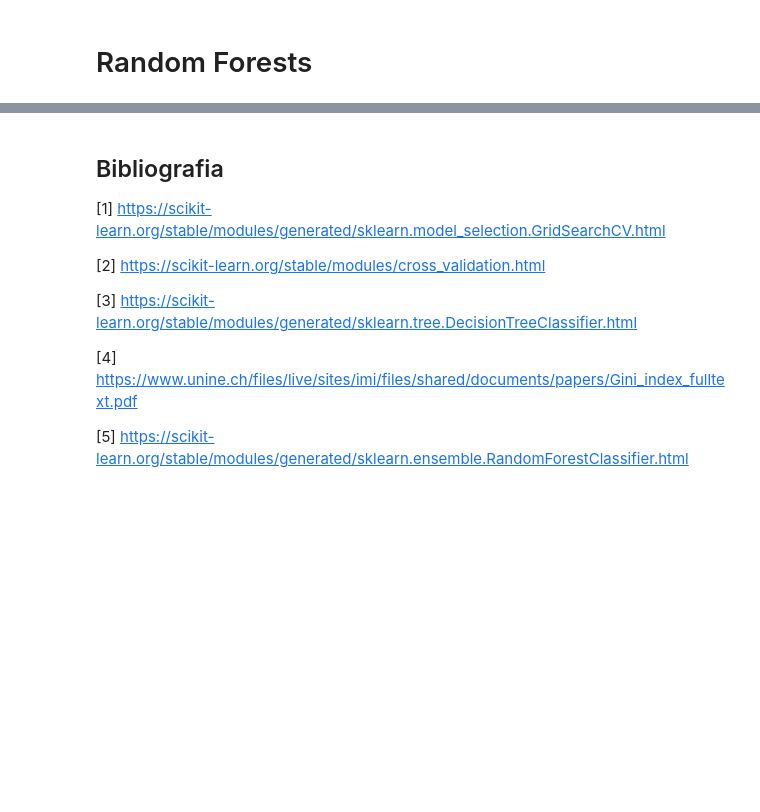
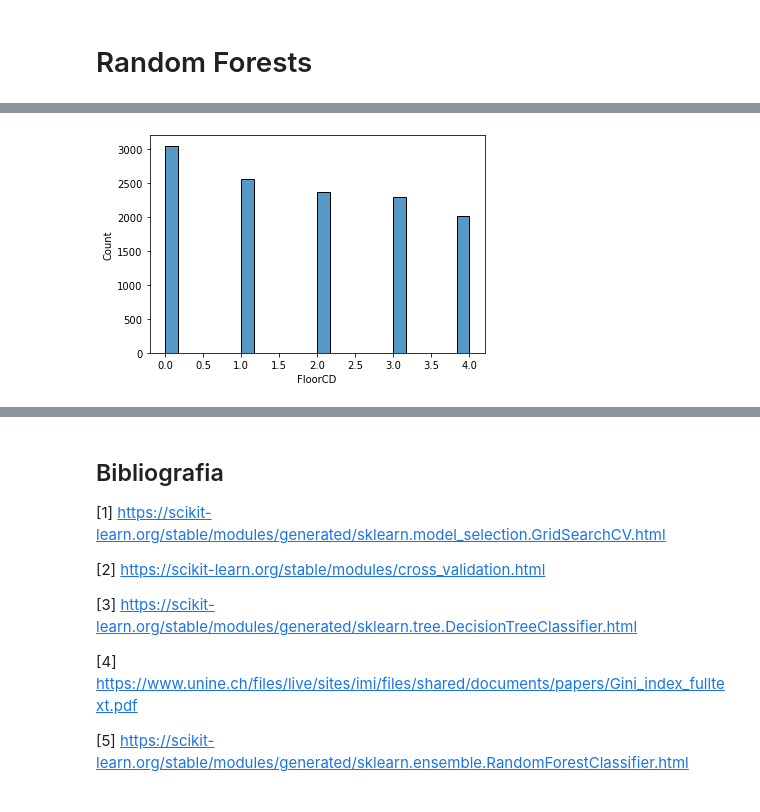
Before and after one commit to EduPek/PPGOLD7037, a Jupyter notebook: DS_PPGOLD_Aula08_2_Forests.ipynb, the cells around one changed output, grey strips where cells are left out. Cells and saved outputs as stored; diff of their text form; code cells hidden in the pictures; blank space fills up the shorter version.

```diff
--- a/DS_PPGOLD_Aula08_2_Forests.ipynb
+++ b/DS_PPGOLD_Aula08_2_Forests.ipynb
@@ -288,0 +292,81 @@ dtype: float64
+# %%
+file_path = "https://raw.githubusercontent.com/EduPek/PPGOLD7037/main/Data/Distribution_12k.csv"
+starsData = pd.read_csv(file_path)
+
+# fix name of the column displaying the Stars
+column_names = starsData.columns.values
+column_names[0] = "stars"
+starsData.columns = column_names
+
+starsData = starsData[starsData["stars"] <= 5]
+starsData = starsData[starsData["stars"] >= 1]
+
+starsData = starsData[starsData["FloorCD"] <= 4] # aproveitei e padronizei outros dados numéricos também
+starsData = starsData[starsData["FloorCD"] >= 0]
+
+starsData.loc[(starsData["FloorCD"] == 4) & (starsData["Product"] == "P7"),"FloorCD"] = 0
+starsData.loc[(starsData["FloorCD"] == 3) & (starsData["Product"] == "P7"),"FloorCD"] = 0
+
+starsData.loc[(starsData["RoutDeliveryOrder"] == 6) & (starsData["Product"] == "P7"),"RoutDeliveryOrder"] = 1
+starsData.loc[(starsData["RoutDeliveryOrder"] == 5) & (starsData["Product"] == "P7"),"RoutDeliveryOrder"] = 1
+
+
+sns.histplot(starsData["FloorCD"])
+plt.show()
+
+starsData = starsData[starsData["RoutDeliveryOrder"] <= 6]
+starsData = starsData[starsData["RoutDeliveryOrder"] >= 1]
+
+starsData = starsData.reset_index(drop=True) # É importante refazer o indice do dataFrame, apeos excluir linhas, pois pode gerar problema no SciKit Learn
+
+# variáveis Dependentes e independentes the DataFrame
+stars = starsData["stars"] # Só a coluna "stars"
+stars_class = stars[:]
+variables = starsData.iloc[:,1:] # Todas as outras colunas com excessão da "stars"
+
+enc = OneHotEncoder(handle_unknown='ignore', sparse= False)
+
+prod_encoded = pd.DataFrame (enc.fit_transform(variables[['Product']])).astype(int)
+prod_encoded.columns = enc.get_feature_names_out(['Product'])
+
+origin_encoded = pd.DataFrame (enc.fit_transform(variables[['Origin']])).astype(int)
+origin_encoded.columns = enc.get_feature_names_out(['Origin'])
+
+CD_encoded = pd.DataFrame (enc.fit_transform(variables[['CD_name']])).astype(int)
+CD_encoded.columns = enc.get_feature_names_out(['CD_name'])
+
+Destination_encoded = pd.DataFrame (enc.fit_transform(variables[['Dest']])).astype(int)
+Destination_encoded.columns = enc.get_feature_names_out(['Dest'])
+
+TruckType_encoded = pd.DataFrame (enc.fit_transform(variables[['TruckType']])).astype(int)
+TruckType_encoded.columns = enc.get_feature_names_out(['TruckType'])
+
+TruckType2_encoded = pd.DataFrame (enc.fit_transform(variables[['TruckType2']])).astype(int)
+TruckType2_encoded.columns = enc.get_feature_names_out(['TruckType2'])
+
+DriverCD_C_encoded = pd.DataFrame (enc.fit_transform(variables[['DriverCD_C']])).astype(int)
+DriverCD_C_encoded.columns = enc.get_feature_names_out(['DriverCD_C'])
+
+var1 = pd.concat([prod_encoded, origin_encoded, CD_encoded, Destination_encoded, TruckType_encoded, TruckType2_encoded, DriverCD_C_encoded, variables["RoutDeliveryOrder"], variables["FloorCD"]], axis=1)
+
+stars_class.loc[stars <= 2] = "bad"
+stars_class.loc[stars == 3] = "average"
+stars_class.loc[stars >= 4] = "good"
+
+sns.histplot(stars_class)
+plt.show()
+
+y_pred=rfc.predict(var1)
+
+sns.histplot(y_pred)
+plt.show()
+
+cf_Matrix = confusion_matrix(stars_class, y_pred)
+
+print(cf_Matrix)
+
+sns.heatmap(cf_Matrix, annot=True, xticklabels = ["Average","Bad","Good"], yticklabels = ["Average","Bad","Good"])
+plt.ylabel('True label')
+plt.xlabel('Predicted label')
+# %% [output]
+[figure, added]
```
Also changed, not shown: parts of 14 cells of this notebook, 5 other files.
